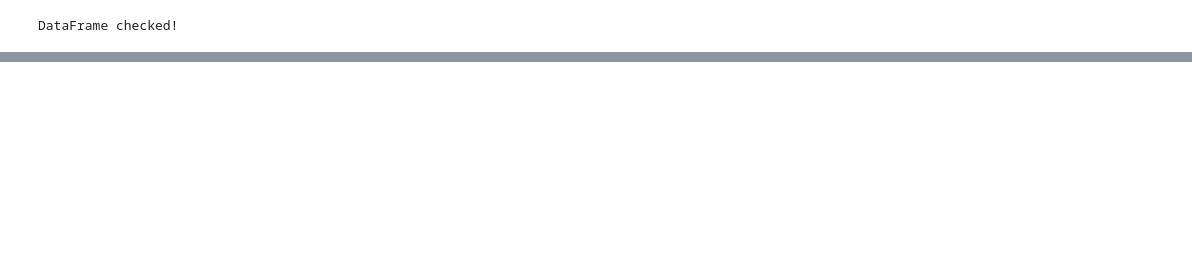
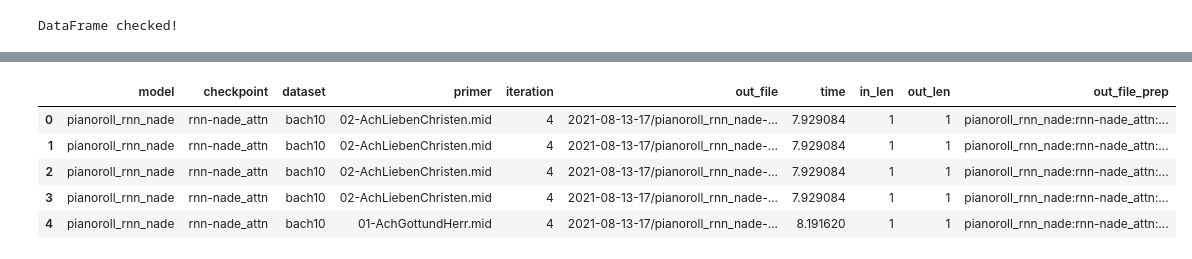
Before and after one commit to ghalestrilo/ornette, a Jupyter notebook: scripts/analysis.ipynb, the cells around one changed output, grey strips where cells are left out. Saved outputs shown, nothing was run; the diff lists cells and outputs as text; code cells hidden in the pictures; blank space fills up the shorter version.

```diff
--- a/scripts/analysis.ipynb
+++ b/scripts/analysis.ipynb
@@ -241,47 +272,35 @@ def run_generation(model, checkpoint, datapath, primers, output_tracks):
 # %%
-# Generation Phase
-
-import pickle
-import random
-
-max_primers = None
-max_primers = 10
 
 try:
-    tqdm.write(f'Starting experiment suite: {outputdir}/{foldername}')
+    tqdm.write(f'Starting experiment suite: {outputdir}/{generation_path}')
 
     # Set logging prefix
-    output = []
+    output_rows = []
     for dataset, models in evaluation_sets:
         if dataset is None: continue
-        datapath = path.join(datasetdir, dataset)
+        datapath = os.path.join('dataset', dataset)
         primerdir = datapath
-        if not path.exists(datapath):
-            print(f'Directory not found: {datapath}, skipping')
+        if not os.path.exists(datapath):
+            # print(f'Directory not found: {datapath}, skipping')
             continue
 
         # TODO; Pick N samples randomly from the dataset
         # primers = random.shuffle(listdir(datapath))
-        primers = listdir(datapath)
+        primers = os.listdir(datapath)
         if max_primers: primers = primers[:max_primers]
 
         # Run a generation bath with the chosen samples
         for (model, checkpoint, output_tracks) in models:
             expname = model
-            # start_model(model, checkpoint)
-
             e = run_generation(model, checkpoint, datapath, primers, output_tracks)
-
-            output += e
-    print(output)
+            output_rows += e
 
     # Create DataFrame
-    df = pd.DataFrame(output, columns=cols_gen)
-    print(df.describe())
-    df.to_pickle(path.join(outputdir, 'df_gen'))
+    df = pd.DataFrame(output_rows, columns=cols_gen)
+    df.to_pickle(output('df_gen'))
 
 
 except KeyboardInterrupt:
-  print("Terminating...")
+  tqdm.write("Terminating...")
 
-print("Done!")
+tqdm.write("Done!")
@@ -782,0 +625,9 @@ print(output)
+# %%
+df_gen.head()
+# %% [output]
+|  | model | checkpoint | dataset | primer | iteration | out_file | time | in_len | out_len | out_file_prep |
+| 0 | pianoroll_rnn_nade | rnn-nade_attn | bach10 | 02-AchLiebenChristen.mid | 4 | 2021-08-13-17/pianoroll_rnn_nade-... | 7.929084 | 1 | 1 | pianoroll_rnn_nade:rnn-nade_attn:... |
+| 1 | pianoroll_rnn_nade | rnn-nade_attn | bach10 | 02-AchLiebenChristen.mid | 4 | 2021-08-13-17/pianoroll_rnn_nade-... | 7.929084 | 1 | 1 | pianoroll_rnn_nade:rnn-nade_attn:... |
+| 2 | pianoroll_rnn_nade | rnn-nade_attn | bach10 | 02-AchLiebenChristen.mid | 4 | 2021-08-13-17/pianoroll_rnn_nade-... | 7.929084 | 1 | 1 | pianoroll_rnn_nade:rnn-nade_attn:... |
+| 3 | pianoroll_rnn_nade | rnn-nade_attn | bach10 | 02-AchLiebenChristen.mid | 4 | 2021-08-13-17/pianoroll_rnn_nade-... | 7.929084 | 1 | 1 | pianoroll_rnn_nade:rnn-nade_attn:... |
+| 4 | pianoroll_rnn_nade | rnn-nade_attn | bach10 | 01-AchGottundHerr.mid | 4 | 2021-08-13-17/pianoroll_rnn_nade-... | 8.191620 | 1 | 1 | pianoroll_rnn_nade:rnn-nade_attn:... |
```
Also changed, not shown: parts of 34 cells of this notebook, 5 other files.
